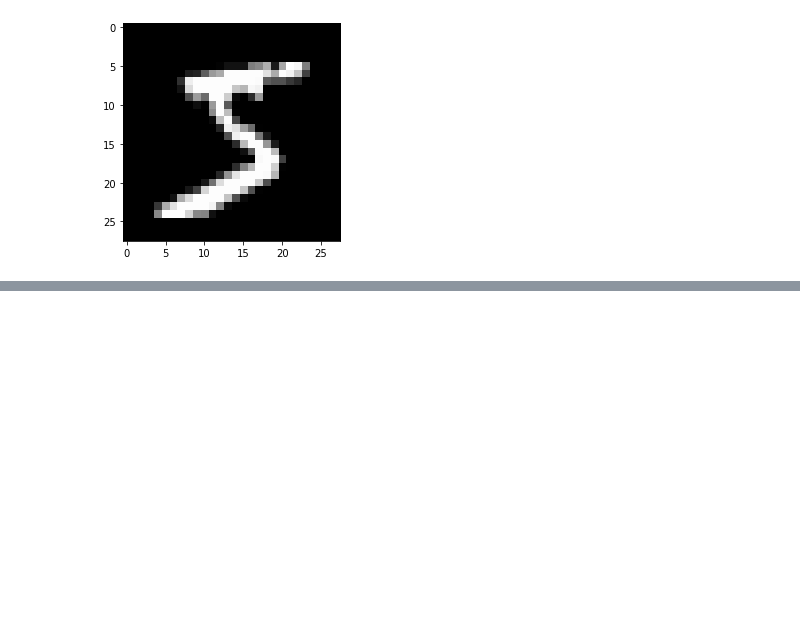
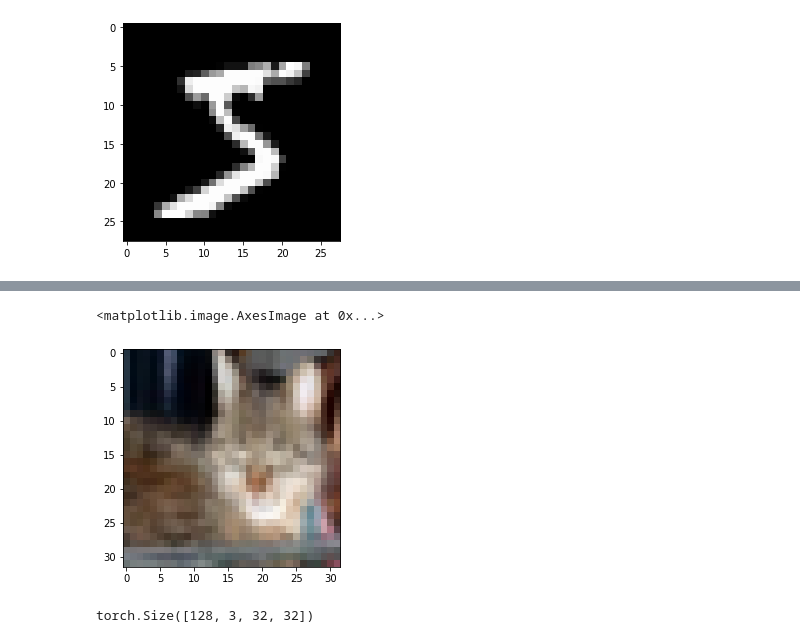
Before and after one commit to dato7898/depp_learning_mfti, a Jupyter notebook: Модули в PyTorch и CNN/convert_pytorch.ipynb, the cells around one changed output, grey strips where cells are left out. Cells and saved outputs as stored; diff of their text form; code cells hidden in the pictures; blank space fills up the shorter version.

```diff
--- a/Модули в PyTorch и CNN/convert_pytorch.ipynb
+++ b/Модули в PyTorch и CNN/convert_pytorch.ipynb
@@ -149,0 +273,20 @@ TypeError: __init__() got an unexpected keyword argument 'in_channeld'
+# %%
+# import ssl
+# ssl._create_default_https_context = ssl._create_unverified_context
+
+transform = transforms.Compose(
+    [transforms.ToTensor(),
+     transforms.Normalize((0.5, 0.5, 0.5), (0.5, 0.5, 0.5))])
+
+trainset = torchvision.datasets.CIFAR10(root='./data', train=True,
+                                        download=True, transform=transform)
+trainloader = torch.utils.data.DataLoader(trainset, batch_size=128,
+                                          shuffle=True, num_workers=2)
+
+testset = torchvision.datasets.CIFAR10(root='./data', train=False,
+                                        download=True, transform=transform)
+testloader = torch.utils.data.DataLoader(testset, batch_size=128,
+                                          shuffle=False, num_workers=2)
+
+classes = ('plane', 'car', 'bird', 'cat',
+           'deer', 'dog', 'frog', 'horse', 'ship', 'truck')
@@ -149,0 +297,11 @@ TypeError: __init__() got an unexpected keyword argument 'in_channeld'
+# %%
+# случайный индекс от 0 до размера тренировочной выборки
+i = np.random.randint(low=0, high=50000)
+plt.imshow(trainloader.dataset.data[i], cmap='gray')
+# %% [output]
+<matplotlib.image.AxesImage at 0x...>
+[figure, added]
+# %%
+next(iter(trainloader))[0].shape
+# %% [output]
+torch.Size([128, 3, 32, 32])
```
Also changed, not shown: parts of 18 cells of this notebook, 18 other files.
